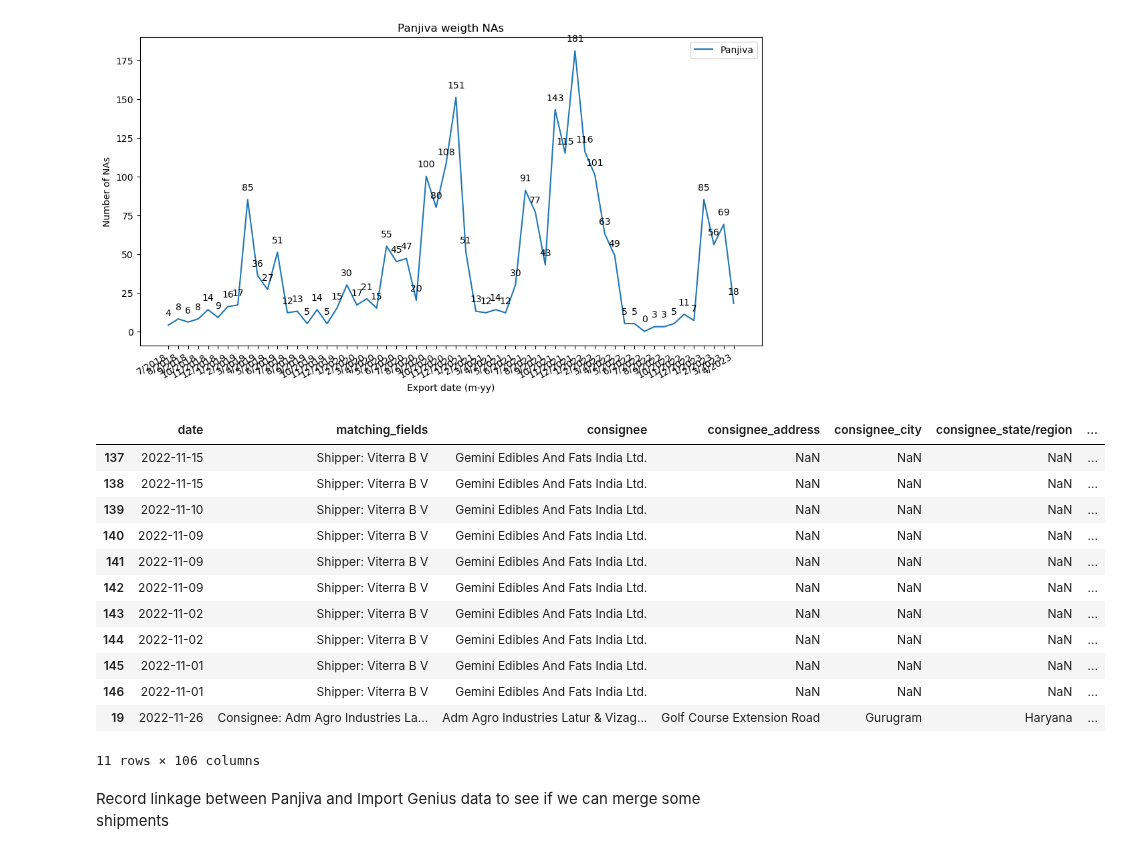
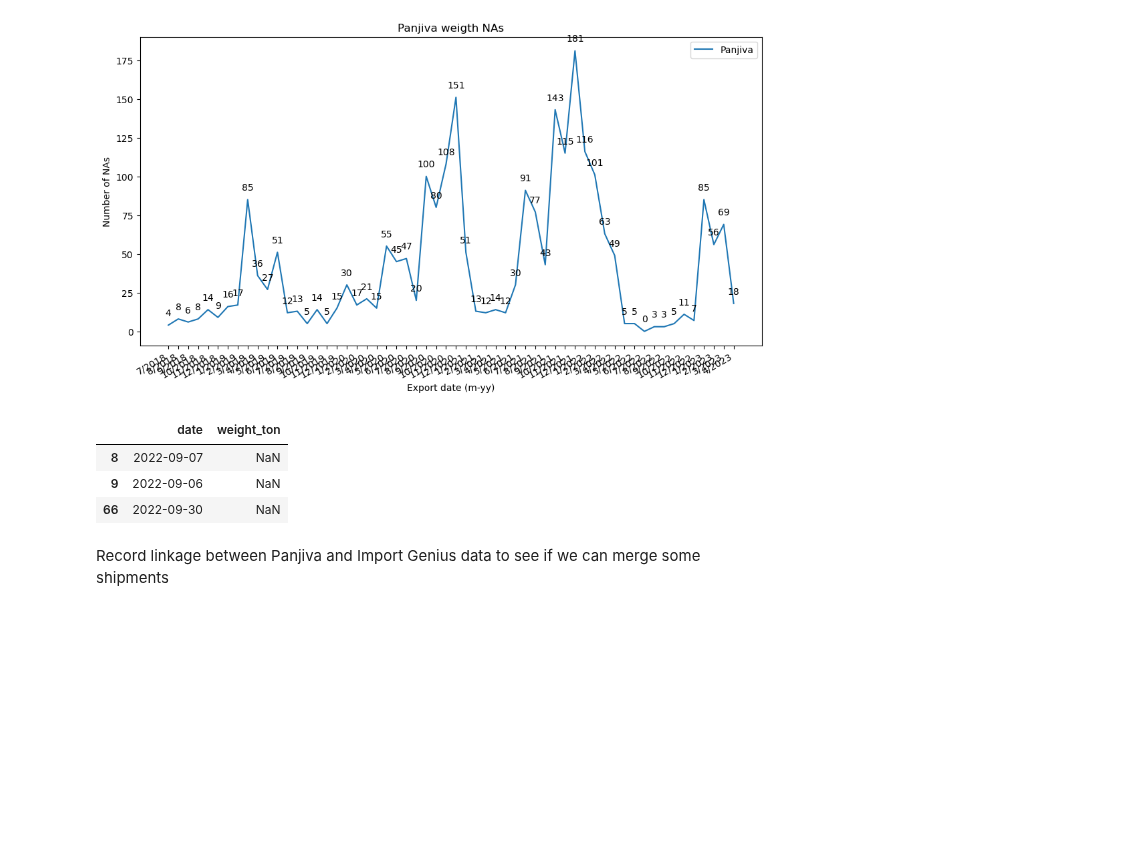
Before and after one commit to uchicago-dsi/oakland-institute-ukraine, a Jupyter notebook: notebooks/panjiva.ipynb, the cells around one changed output. Saved outputs shown, nothing was run; the diff lists cells and outputs as text; code cells hidden in the pictures; blank space fills up the shorter version.

```diff
--- a/notebooks/panjiva.ipynb
+++ b/notebooks/panjiva.ipynb
@@ -101,21 +119,12 @@ plot_line(panjiva_g["date"], [panjiva_g["na_bool"]], ["Panjiva"], "Panjiva weigt
 # %% [output]
 [figure]
 # %%
-panjiva.loc[(panjiva.loc[:, "date"] > "2022-10-31") & (panjiva.loc[:, "date"] < "2022-12-01")]
+panjiva.loc[(panjiva.loc[:, "date"] > "2022-08-31") & (panjiva.loc[:, "date"] < "2022-10-01")][[ "date","weight_ton"]]
 # %% [output]
-|  | date | matching_fields | consignee | consignee_address | consignee_city | consignee_state/region | ... |
-| 137 | 2022-11-15 | Shipper: Viterra B V | Gemini Edibles And Fats India Ltd. | NaN | NaN | NaN | ... |
-| 138 | 2022-11-15 | Shipper: Viterra B V | Gemini Edibles And Fats India Ltd. | NaN | NaN | NaN | ... |
-| 139 | 2022-11-10 | Shipper: Viterra B V | Gemini Edibles And Fats India Ltd. | NaN | NaN | NaN | ... |
-| 140 | 2022-11-09 | Shipper: Viterra B V | Gemini Edibles And Fats India Ltd. | NaN | NaN | NaN | ... |
-| 141 | 2022-11-09 | Shipper: Viterra B V | Gemini Edibles And Fats India Ltd. | NaN | NaN | NaN | ... |
-| 142 | 2022-11-09 | Shipper: Viterra B V | Gemini Edibles And Fats India Ltd. | NaN | NaN | NaN | ... |
-| 143 | 2022-11-02 | Shipper: Viterra B V | Gemini Edibles And Fats India Ltd. | NaN | NaN | NaN | ... |
-| 144 | 2022-11-02 | Shipper: Viterra B V | Gemini Edibles And Fats India Ltd. | NaN | NaN | NaN | ... |
-| 145 | 2022-11-01 | Shipper: Viterra B V | Gemini Edibles And Fats India Ltd. | NaN | NaN | NaN | ... |
-| 146 | 2022-11-01 | Shipper: Viterra B V | Gemini Edibles And Fats India Ltd. | NaN | NaN | NaN | ... |
-| 19 | 2022-11-26 | Consignee: Adm Agro Industries La... | Adm Agro Industries Latur & Vizag... | Golf Course Extension Road | Gurugram | Haryana | ... |
+|  | date | weight_ton |
+| 8 | 2022-09-07 | NaN |
+| 9 | 2022-09-06 | NaN |
+| 66 | 2022-09-30 | NaN |
-11 rows × 106 columns
 # %% [markdown]
 Record linkage between Panjiva and Import Genius data to see if we can merge some shipments
 # %%
```
Also changed, not shown: parts of 1 cell of this notebook, 1 other file.
